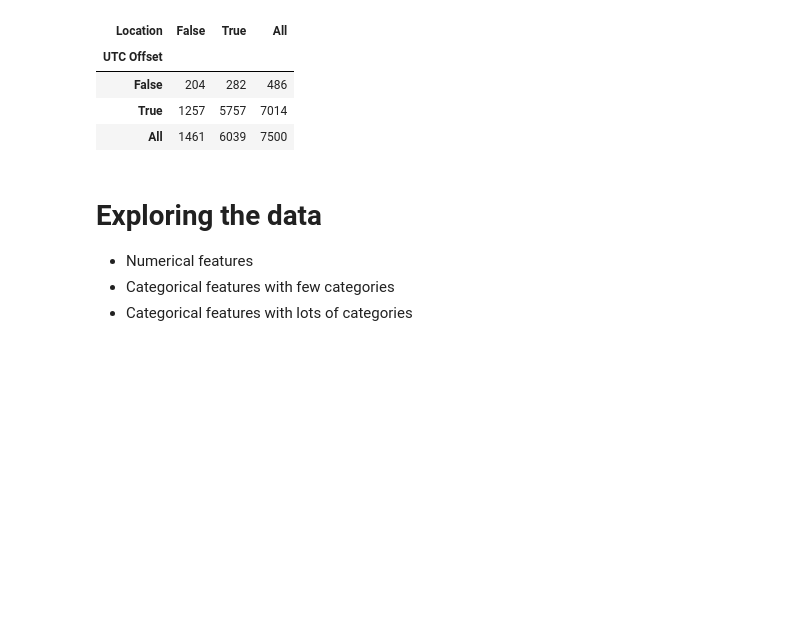
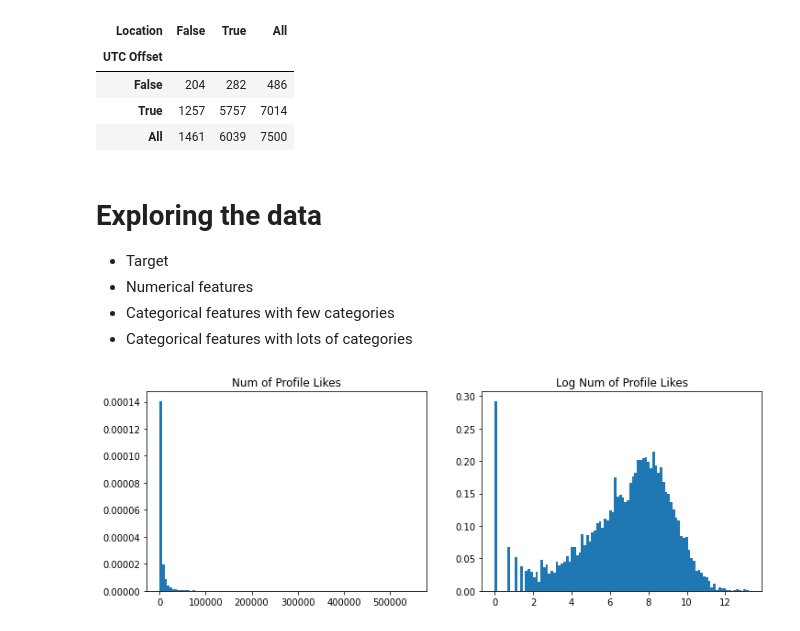
Before and after one commit to pierreyanni/likes, a Jupyter notebook: data_exploration.ipynb, the cells around one changed output. Saved outputs shown, nothing was run; the diff lists cells and outputs as text; code cells hidden in the pictures; blank space fills up the shorter version.

```diff
--- a/data_exploration.ipynb
+++ b/data_exploration.ipynb
@@ -60,6 +60,24 @@ pd.crosstab(df['UTC Offset'].notna(), df['Location'].notna(), margins=True)
 # %% [markdown]
 # Exploring the data
 
+* Target
 * Numerical features
 * Categorical features with few categories
 * Categorical features with lots of categories
+# %%
+# target
+
+def plot_log(feature):
+
+    fig, ax = plt.subplots(1, 2, figsize=(12, 4))
+
+    ax[0].hist(df[feature], density=True, bins=100)
+    ax[0].set_title(feature)
+
+    ax[1].hist(np.log1p(df[feature]), density=True, bins=100)
+    ax[1].set_title(f'Log {feature}')
+    plt.show()
+
+plot_log('Num of Profile Likes')
+# %% [output]
+[figure, added]
```
Also changed, not shown: parts of 5 cells of this notebook, 1 other file.
